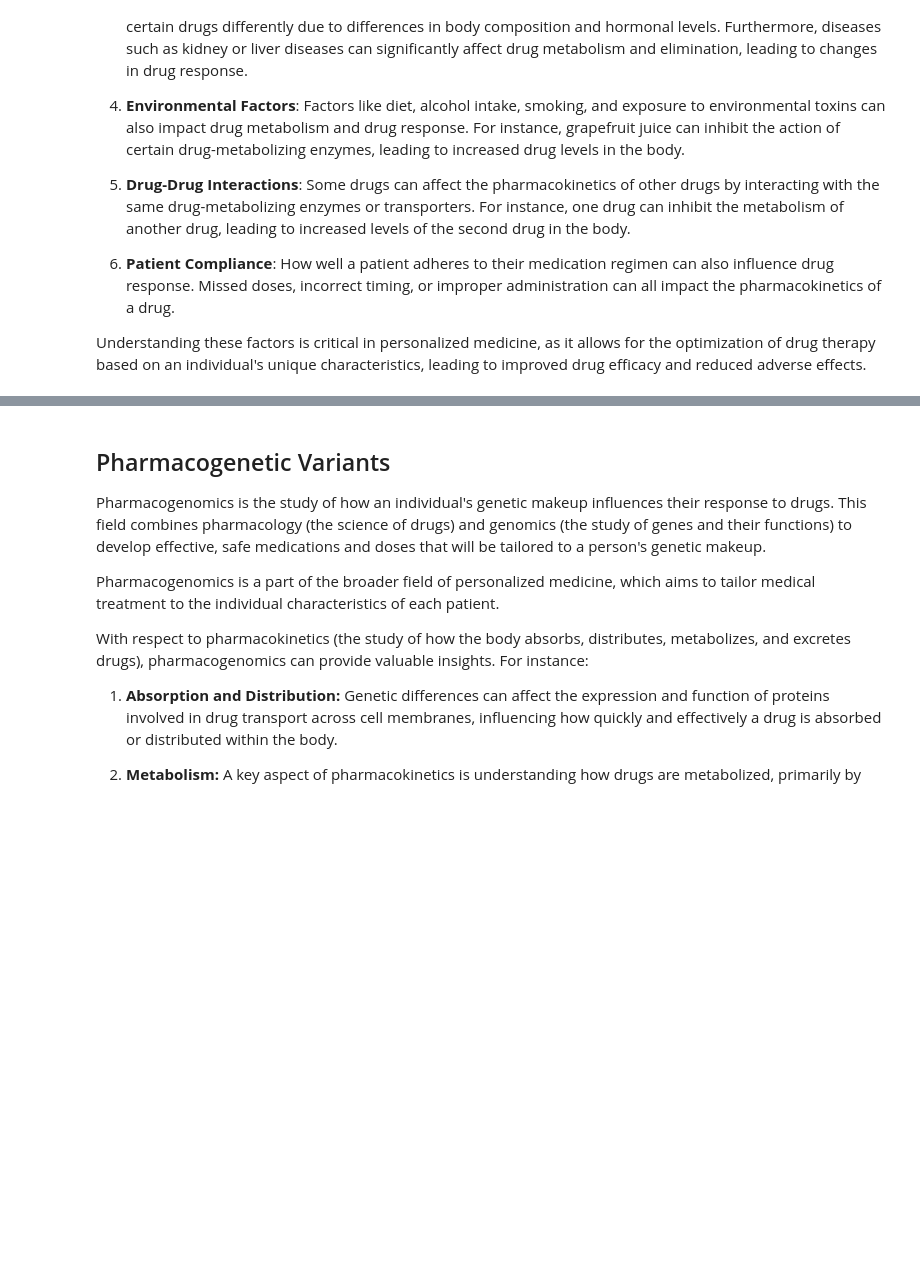
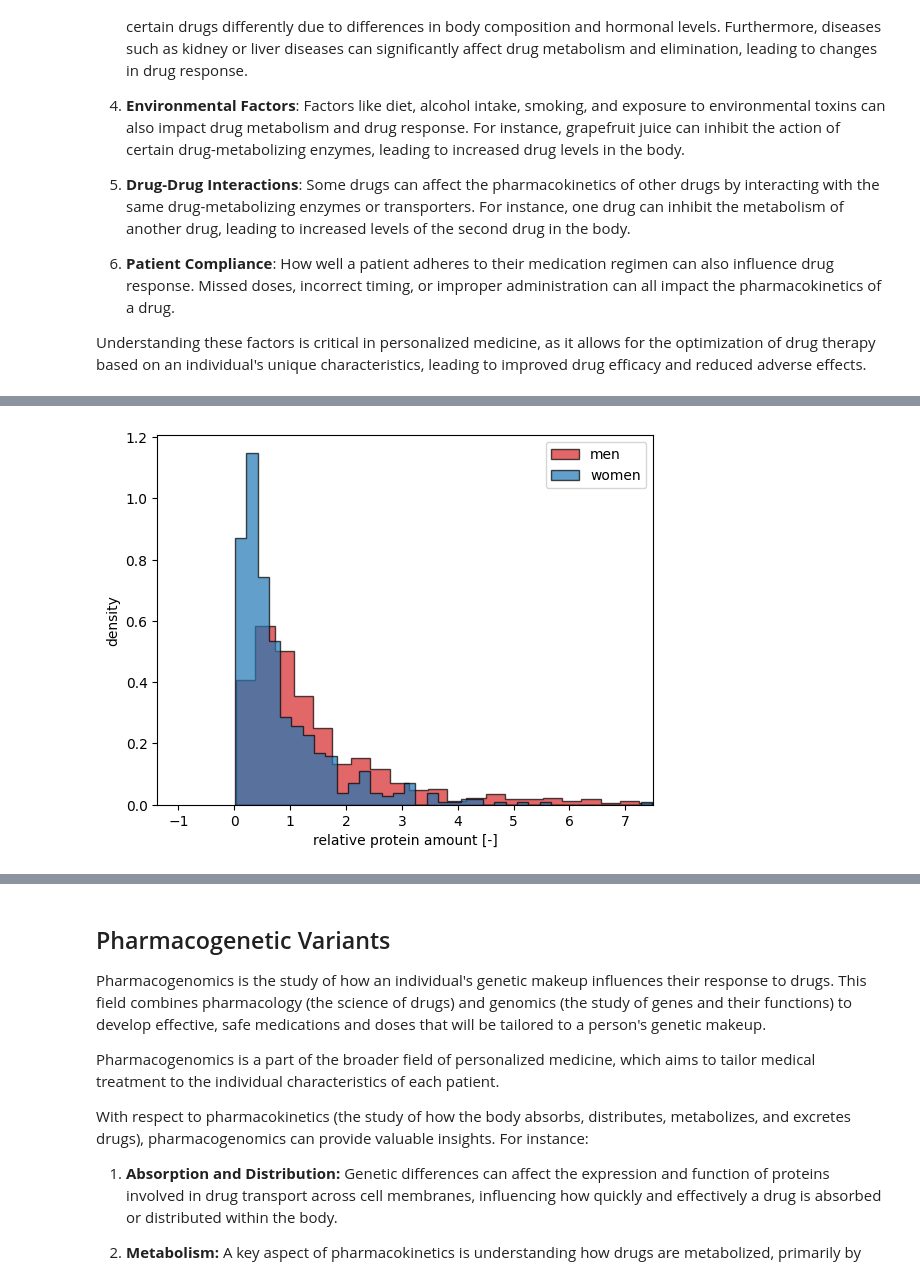
Before and after one commit to matthiaskoenig/course-pharmacokinetic-modelling, a Jupyter notebook: src/mb19/notebooks/08_variability.ipynb, the cells around one changed output, grey strips where cells are left out. Saved outputs shown, nothing was run; the diff lists cells and outputs as text; code cells hidden in the pictures; blank space fills up the shorter version.

```diff
--- a/src/mb19/notebooks/08_variability.ipynb
+++ b/src/mb19/notebooks/08_variability.ipynb
@@ -40,0 +198,28 @@ Achieving the therapeutic range in a population is much more difficult. See what
+# %%
+import numpy as np
+from matplotlib import pyplot as plt
+from scipy.stats import lognorm
+
+fig, ax = plt.subplots(1, 1)
+s_men = 1
+scale_men=1
+s_women = 20
+scale_women=0.5
+
+n_samples = 500
+f_proteins_men = lognorm.rvs(s_men, scale=scale_men, size=n_samples)
+f_proteins_women = lognorm.rvs(s_men, scale=scale_women, size=n_samples)
+
+ax.hist(f_proteins_men, density=True, bins='auto', histtype='stepfilled', alpha=0.7,
+        edgecolor="black", color="tab:red", label="men")
+ax.hist(f_proteins_women, density=True, bins='auto', histtype='stepfilled', alpha=0.7,
+        edgecolor="black", color="tab:blue", label="women")
+
+ax.legend(loc='best')
+ax.set_xlabel("relative protein amount [-]")
+ax.set_ylabel("density")
+ax.set_xlim(right=7.5)
+plt.show()
+# print(f_proteins)
+# %% [output]
+[figure, added]
```
Also changed, not shown: parts of 15 cells of this notebook, 8 other files.
